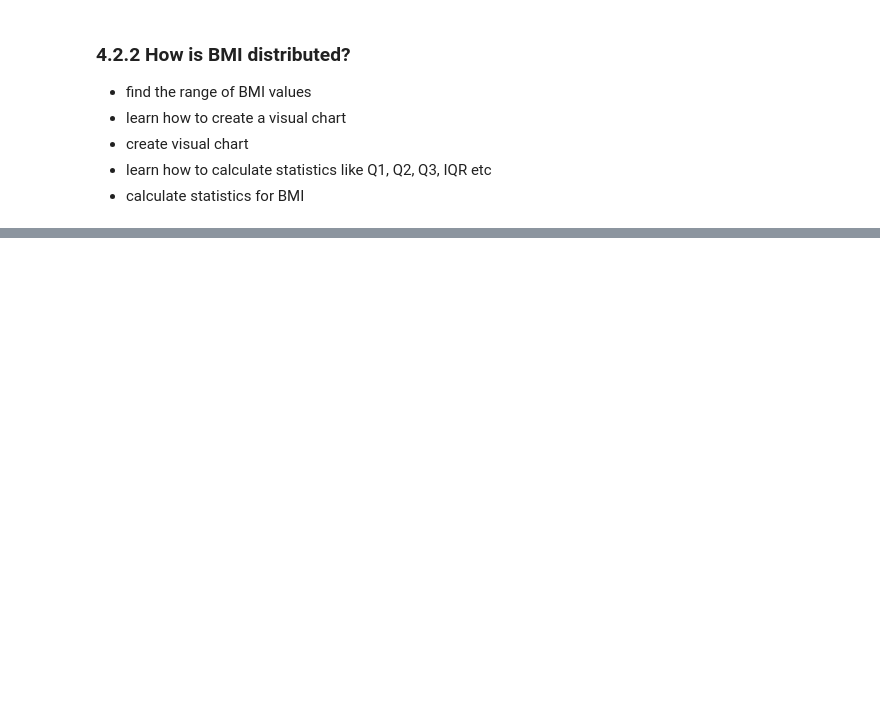
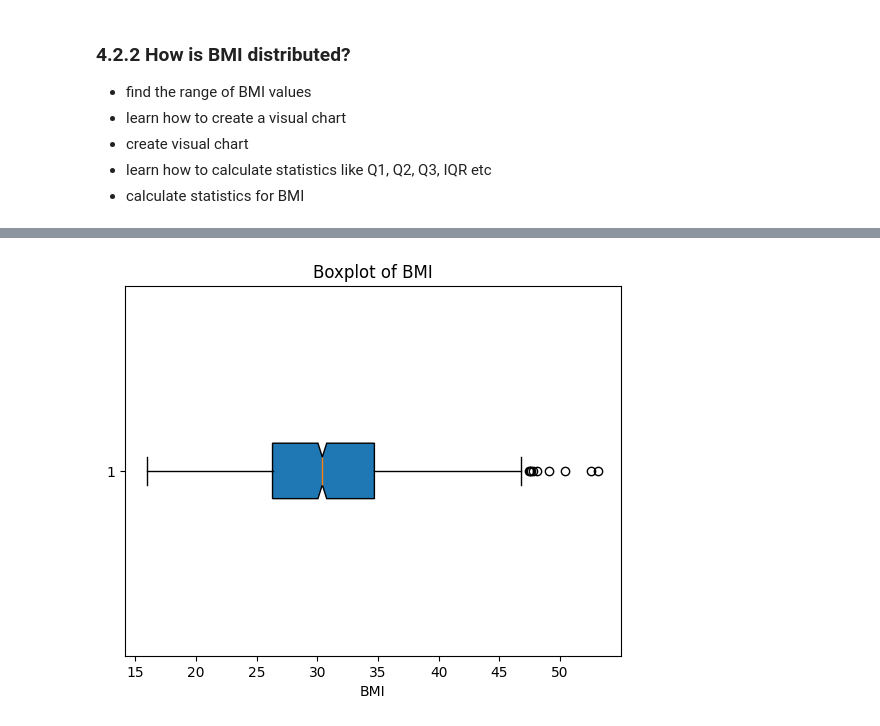
Before and after one commit to egraciani/python, a Jupyter notebook: Medical_Insurance_Cost_EGH.ipynb, the cells around one changed output, grey strips where cells are left out. Drawn from its saved outputs; the diff is of its cells as text; code cells hidden in the pictures; blank space fills up the shorter version.

```diff
--- a/Medical_Insurance_Cost_EGH.ipynb
+++ b/Medical_Insurance_Cost_EGH.ipynb
@@ -255,0 +301,10 @@ bmis[:10]
+# %%
+def plot_boxplot(values, name):
+    plt.boxplot(values, vert=False, patch_artist=True, notch=True)
+    plt.title(f'Boxplot of {name}')
+    plt.xlabel(f'{name}')
+    plt.show()
+
+plot_boxplot(bmis, 'BMI')
+# %% [output]
+[figure, added]
```
Also changed, not shown: parts of 3 cells of this notebook.
